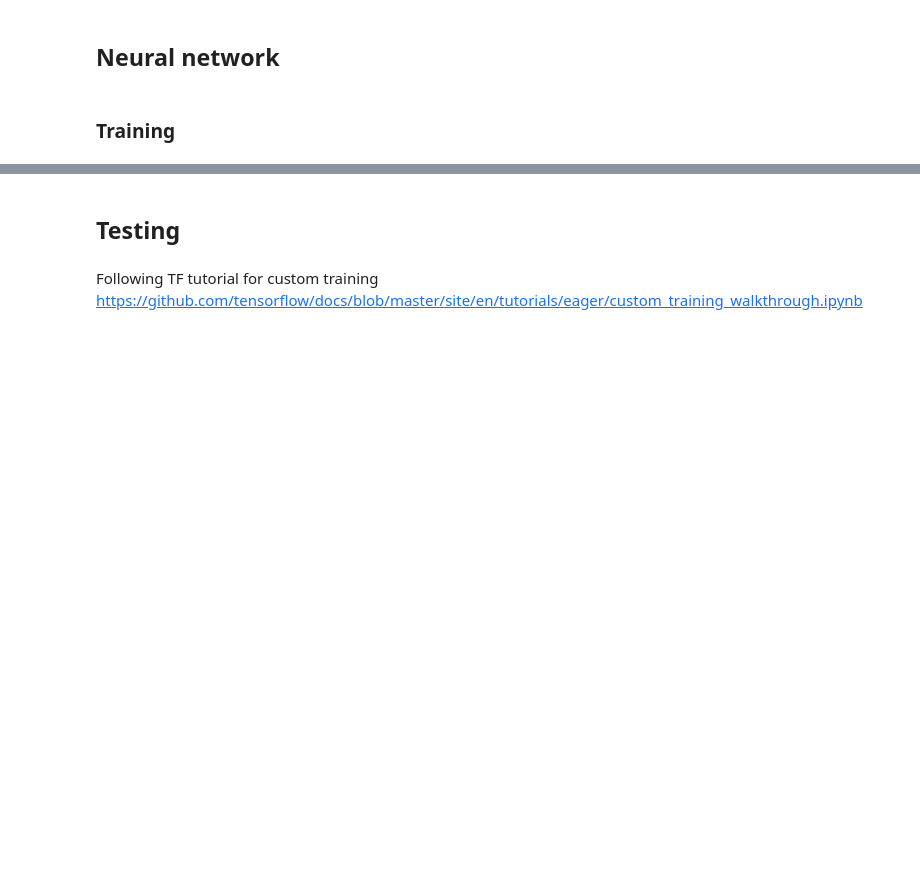
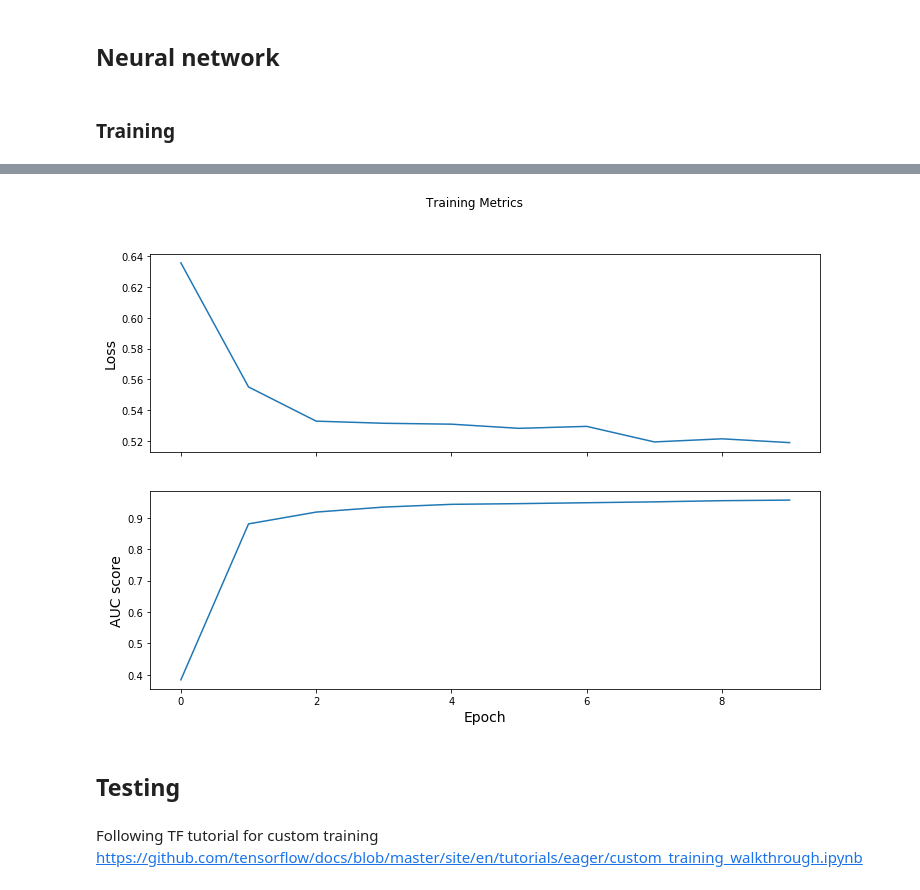
Before and after one commit to JustineWeb/pds, a Jupyter notebook: PDS.ipynb, the cells around one changed output, grey strips where cells are left out. Drawn from its saved outputs; the diff is of its cells as text; code cells hidden in the pictures; blank space fills up the shorter version.

```diff
--- a/PDS.ipynb
+++ b/PDS.ipynb
@@ -413,3 +427,8 @@ Total time: 21.89 sec.
+# %%
+avg = average_loss_auc_results(train_loss_results, train_auc_results)
+plot_auc_loss(avg[0], avg[1])
+# %% [output]
+[figure, added]
 # %%
 def train(data_dir, group_size, sample_size, file_type, train_dir, epochs, \
           labels, labels_name, nb_labels, batch_size, nb_batch, logdir, learning_rate) :
```
Also changed, not shown: parts of 7 cells of this notebook.
